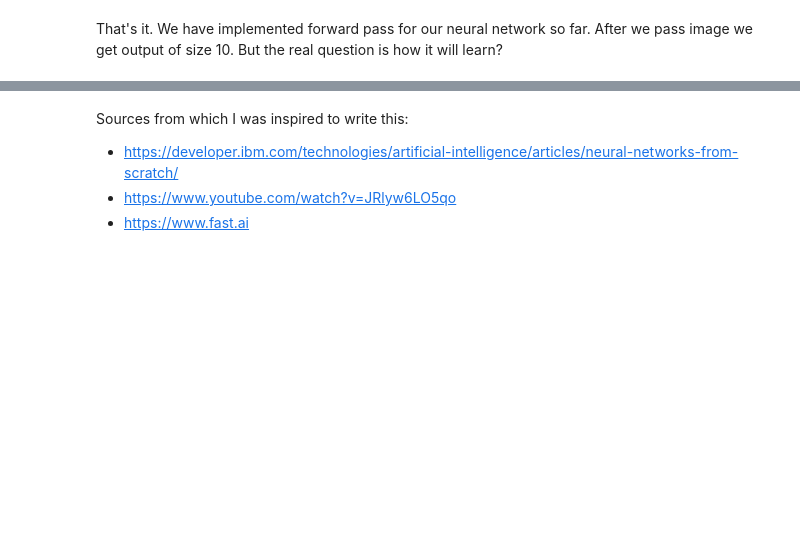
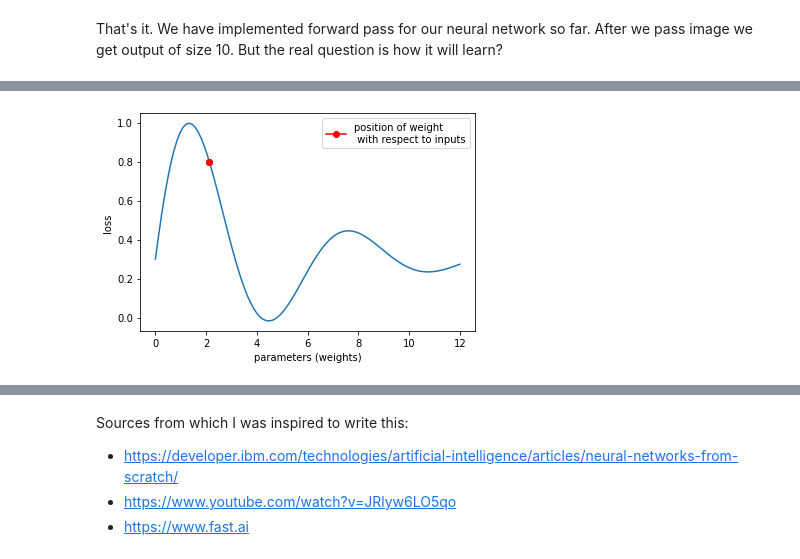
Before and after one commit to ludius0/my-blog, a Jupyter notebook: _notebooks/2020-12-05-First-blog-(test).ipynb, the cells around one changed output, grey strips where cells are left out. Saved outputs shown, nothing was run; the diff lists cells and outputs as text; code cells hidden in the pictures; blank space fills up the shorter version.

```diff
--- a/_notebooks/2020-12-05-First-blog-(test).ipynb
+++ b/_notebooks/2020-12-05-First-blog-(test).ipynb
@@ -251,0 +307,14 @@ The fundamental question is `How do you meaningfully update parameters?`.
+# %%
+#hide-input
+plt.plot(2.1, 0.8, "r", marker="o")
+xa = np.linspace(0, 12, 100)
+ya = np.sin(xa)*np.exp(-xa/4) + 0.3
+dot = np.array([])
+plt.plot(xa, ya)
+plt.xlabel("parameters (weights)")
+plt.ylabel("loss")
+plt.plot(2.1, 0.8, "r", marker="o")
+plt.legend(["position of weight\n with respect to inputs"])
+plt.show()
+# %% [output]
+[figure, added]
```
Also changed, not shown: parts of 51 cells of this notebook.
